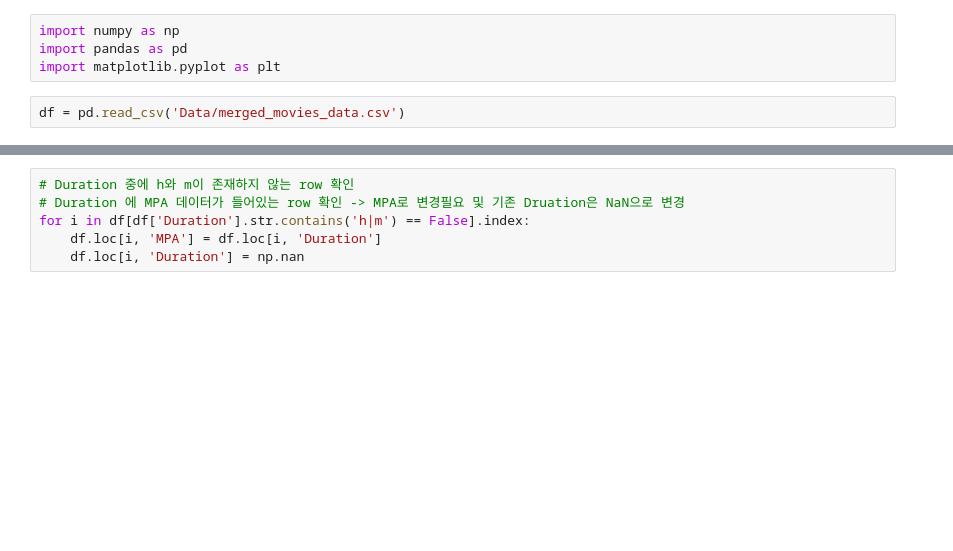
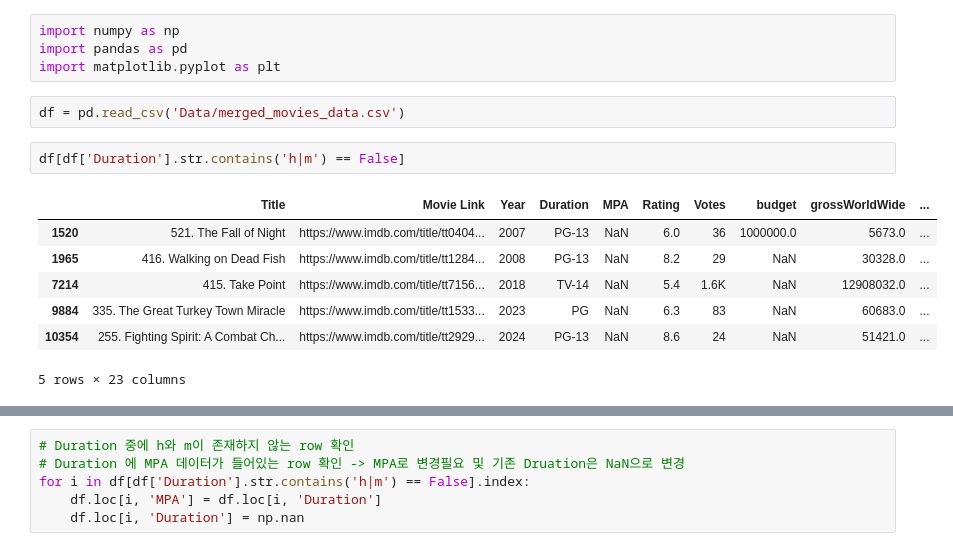
Before and after one commit to Encore-SKN-9/eda_2team, a Jupyter notebook: preprocessing.ipynb, the cells around one changed output, grey strips where cells are left out. Saved outputs shown, nothing was run; the diff lists cells and outputs as text; blank space fills up the shorter version.

```diff
--- a/preprocessing.ipynb
+++ b/preprocessing.ipynb
@@ -4,3 +4,13 @@ import pandas as pd
 import matplotlib.pyplot as plt
 # %%
 df = pd.read_csv('Data/merged_movies_data.csv')
+# %%
+df[df['Duration'].str.contains('h|m') == False]
+# %% [output]
+|  | Title | Movie Link | Year | Duration | MPA | Rating | Votes | budget | grossWorldWide | ... |
+| 1520 | 521. The Fall of Night | https://www.imdb.com/title/tt0404... | 2007 | PG-13 | NaN | 6.0 | 36 | 1000000.0 | 5673.0 | ... |
+| 1965 | 416. Walking on Dead Fish | https://www.imdb.com/title/tt1284... | 2008 | PG-13 | NaN | 8.2 | 29 | NaN | 30328.0 | ... |
+| 7214 | 415. Take Point | https://www.imdb.com/title/tt7156... | 2018 | TV-14 | NaN | 5.4 | 1.6K | NaN | 12908032.0 | ... |
+| 9884 | 335. The Great Turkey Town Miracle | https://www.imdb.com/title/tt1533... | 2023 | PG | NaN | 6.3 | 83 | NaN | 60683.0 | ... |
+| 10354 | 255. Fighting Spirit: A Combat Ch... | https://www.imdb.com/title/tt2929... | 2024 | PG-13 | NaN | 8.6 | 24 | NaN | 51421.0 | ... |
+5 rows × 23 columns
```
Also changed, not shown: parts of 9 cells of this notebook.
